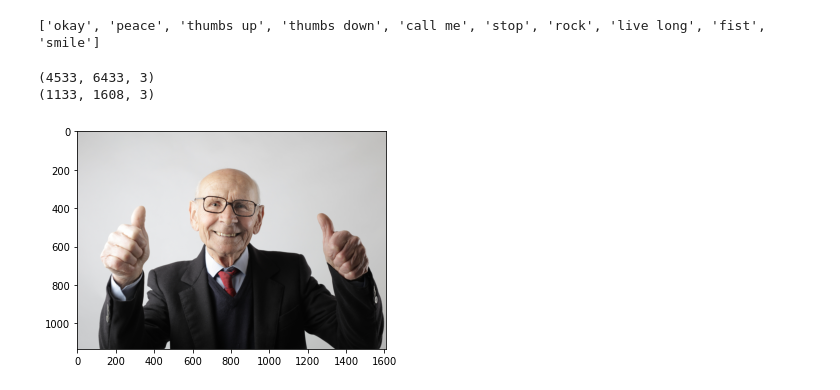
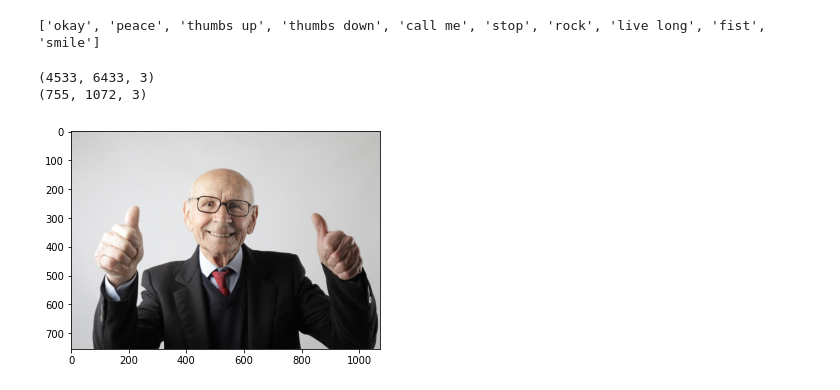
Before and after one commit to mgoetze06/fotobooth, a Jupyter notebook: fotobox-cvml.ipynb, the cells around one changed output. Cells and saved outputs as stored; diff of their text form; code cells hidden in the pictures.

```diff
--- a/fotobox-cvml.ipynb
+++ b/fotobox-cvml.ipynb
@@ -191,18 +196,20 @@ print(classNames)
 # %% [output]
 ['okay', 'peace', 'thumbs up', 'thumbs down', 'call me', 'stop', 'rock', 'live long', 'fist', 'smile']
 # %%
+#thumbs_img = cv2.imread('thumbsup.jpg')
 thumbs_img = cv2.imread('thumbsup2.jpg')
+#thumbs_img = cv2.imread('thumbsdown.jpg')
 h_org,w_org,temp = thumbs_img.shape
 print(thumbs_img.shape)
-reduce_factor = 4
+reduce_factor = 6
 thumbs_img = cv2.resize(thumbs_img, (int(w_org/reduce_factor), int(h_org/reduce_factor)))
 #thumbs_img = cv2.GaussianBlur(thumbs_img, (5,5), 0)
 framergb = cv2.cvtColor(thumbs_img, cv2.COLOR_BGR2RGB)
 plt.clf()
 plt.imshow(framergb)
 x , y, c = framergb.shape
 print(framergb.shape)
 # %% [output]
 (4533, 6433, 3)
-(1133, 1608, 3)
+(755, 1072, 3)
-[figure, old version]
+[figure, new version]
```
Also changed, not shown: parts of 6 cells of this notebook, 2 other files.
